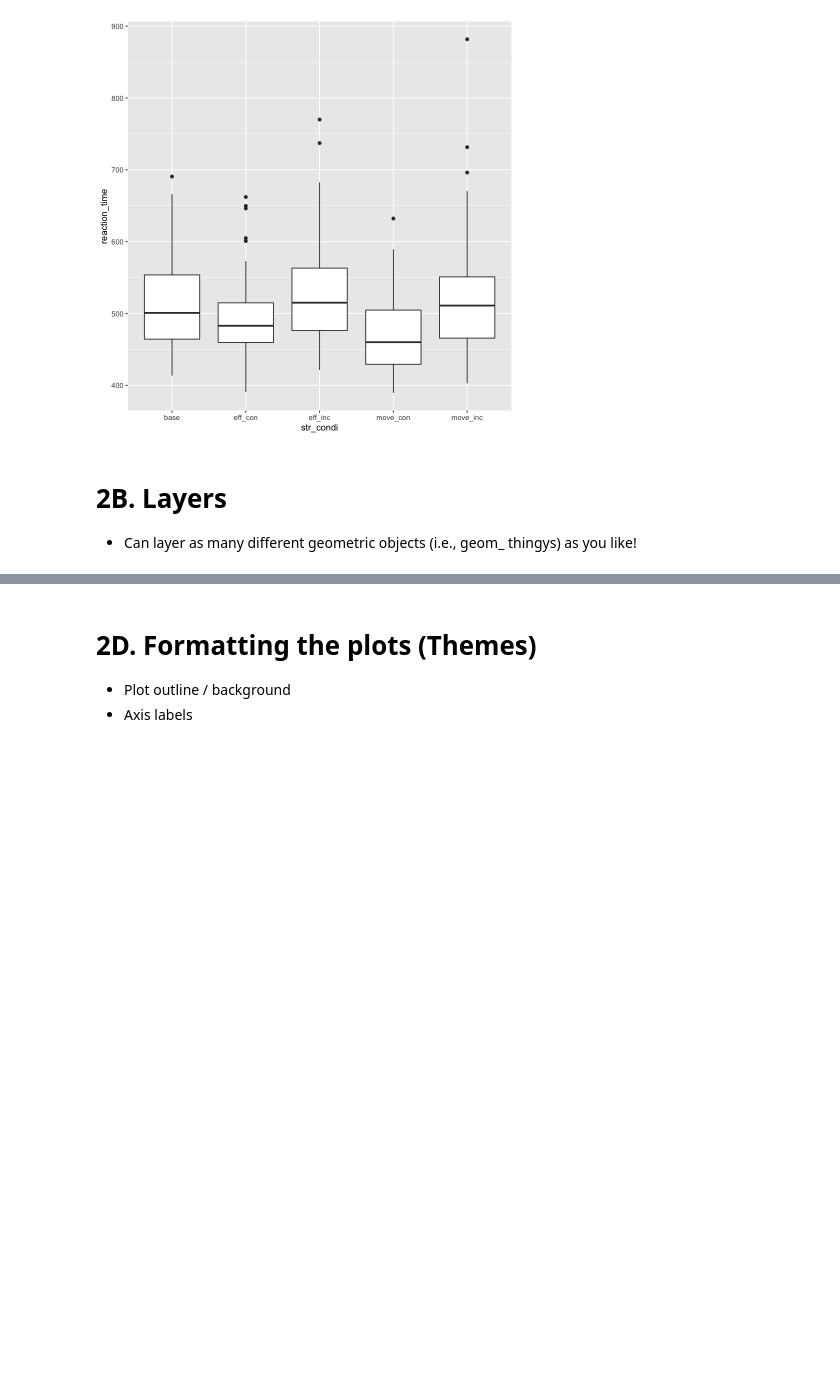
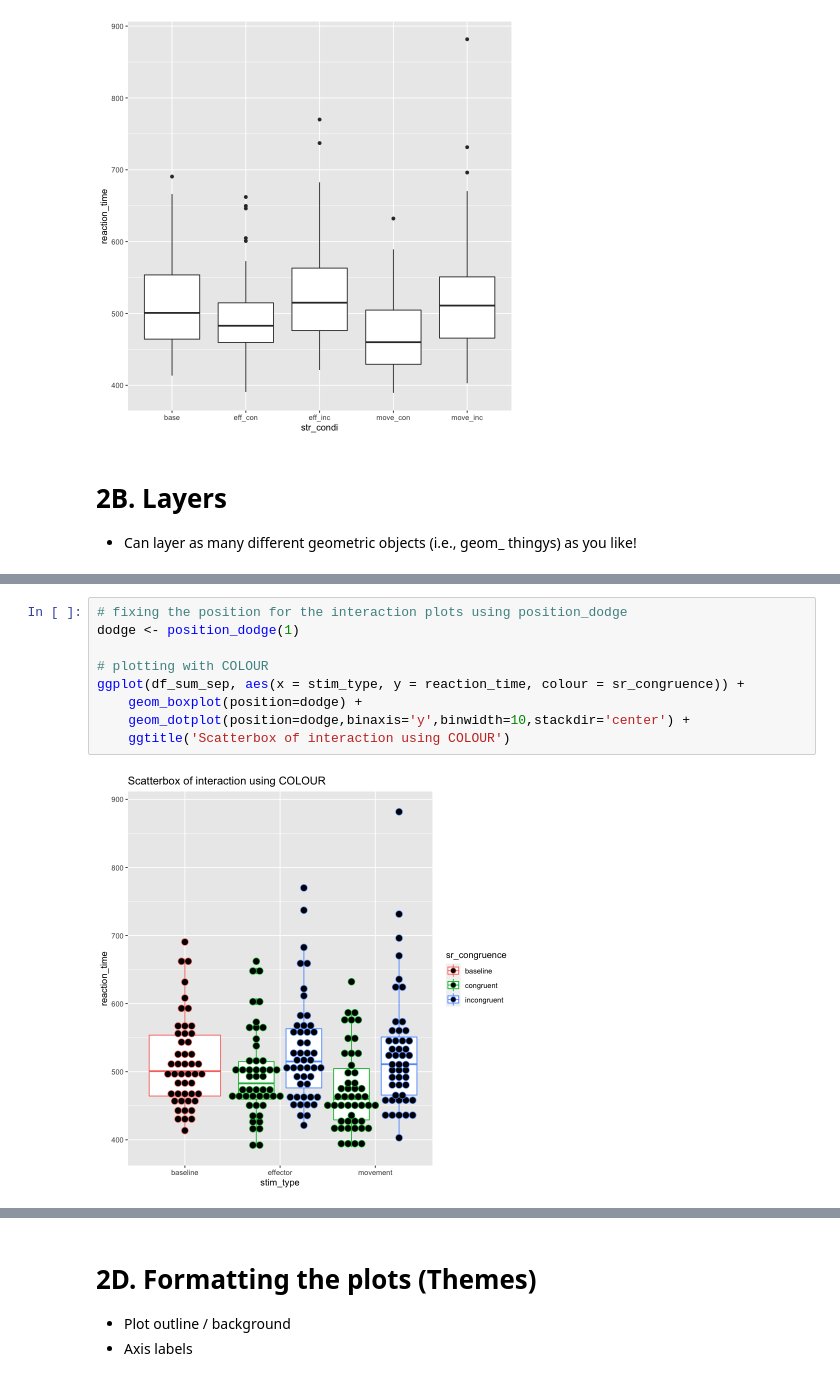
Before and after one commit to hogeveen-lab/DSPN_Fall2022_Git, a Jupyter notebook: dspn_fall2022_lecture16_visualization3.ipynb, the cells around one changed output, grey strips where cells are left out. Saved outputs shown, nothing was run; the diff lists cells and outputs as text; blank space fills up the shorter version.

```diff
--- a/dspn_fall2022_lecture16_visualization3.ipynb
+++ b/dspn_fall2022_lecture16_visualization3.ipynb
@@ -202,0 +217,11 @@ ggplot(df_sum) +
+# %%
+# fixing the position for the interaction plots using position_dodge
+dodge <- position_dodge(1)
+
+# plotting with COLOUR
+ggplot(df_sum_sep, aes(x = stim_type, y = reaction_time, colour = sr_congruence)) +
+    geom_boxplot(position=dodge) +
+    geom_dotplot(position=dodge,binaxis='y',binwidth=10,stackdir='center') +
+    ggtitle('Scatterbox of interaction using COLOUR')
+# %% [output]
+[figure, added]
```
Also changed, not shown: parts of 14 cells of this notebook, 1 other file.
